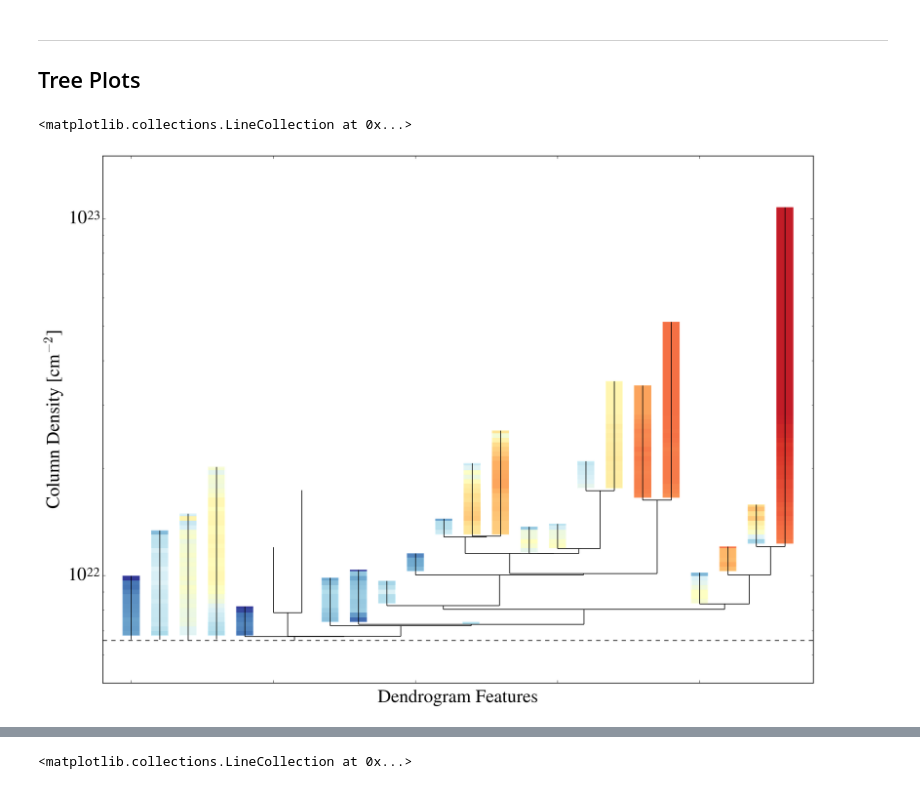
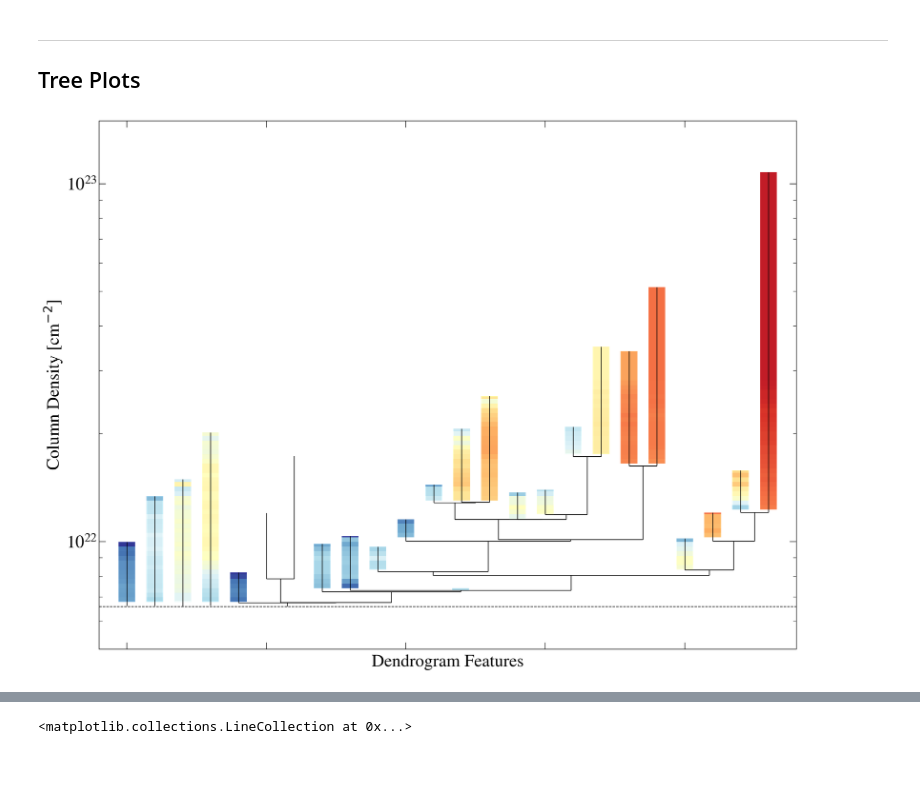
Before and after one commit to hopehhchen/Dryads, a Jupyter notebook: dev.ipynb, the cells around one changed output, grey strips where cells are left out. Saved outputs shown, nothing was run; the diff lists cells and outputs as text; code cells hidden in the pictures.

```diff
--- a/dev.ipynb
+++ b/dev.ipynb
@@ -67,23 +68,37 @@ dryadsp = dryads.plotter()
 ____
 ## Tree Plots
 # %%
+from matplotlib import rcParams
+
+rcParams['xtick.top'] = True
+rcParams['xtick.major.size'] = 10.
+rcParams['xtick.minor.size'] = 5.
+rcParams['xtick.direction'] = 'in'
+rcParams['ytick.right'] = True
+rcParams['xtick.major.pad'] = 3.6
+rcParams['ytick.major.size'] = 10.
+rcParams['ytick.minor.size'] = 5.
+rcParams['ytick.direction'] = 'in'
+
 fig = plt.figure(figsize = (16., 12.))
-ax = fig.gca()
+ax = fig.add_axes([.07, .06, .9, .91])
 ax.set_yscale('log')
 ax.set_ylim(5e21, 1.5e23)
 ax.set_xlim(-1., 24.)
 ax.set_xticklabels([])
 ax.set_xlabel('Dendrogram Features')
 ax.set_ylabel(r'Column Density [cm$^{-2}$]')
 
 dryadsp.plot_tree(ax,
                   'pressure',
                   cscale = 'log',
                   color = 'k')
 
 ax.hlines(7.*9.4e20, *ax.get_xlim(),
           color = 'k',
           linestyle = '--')
+
+
+plt.savefig('/Users/hopechen/Desktop/test1.png')
 # %% [output]
-<matplotlib.collections.LineCollection at 0x...>
-[figure, old version]
+[figure, new version]
```
Also changed, not shown: parts of 3 cells of this notebook, 1 other file.
